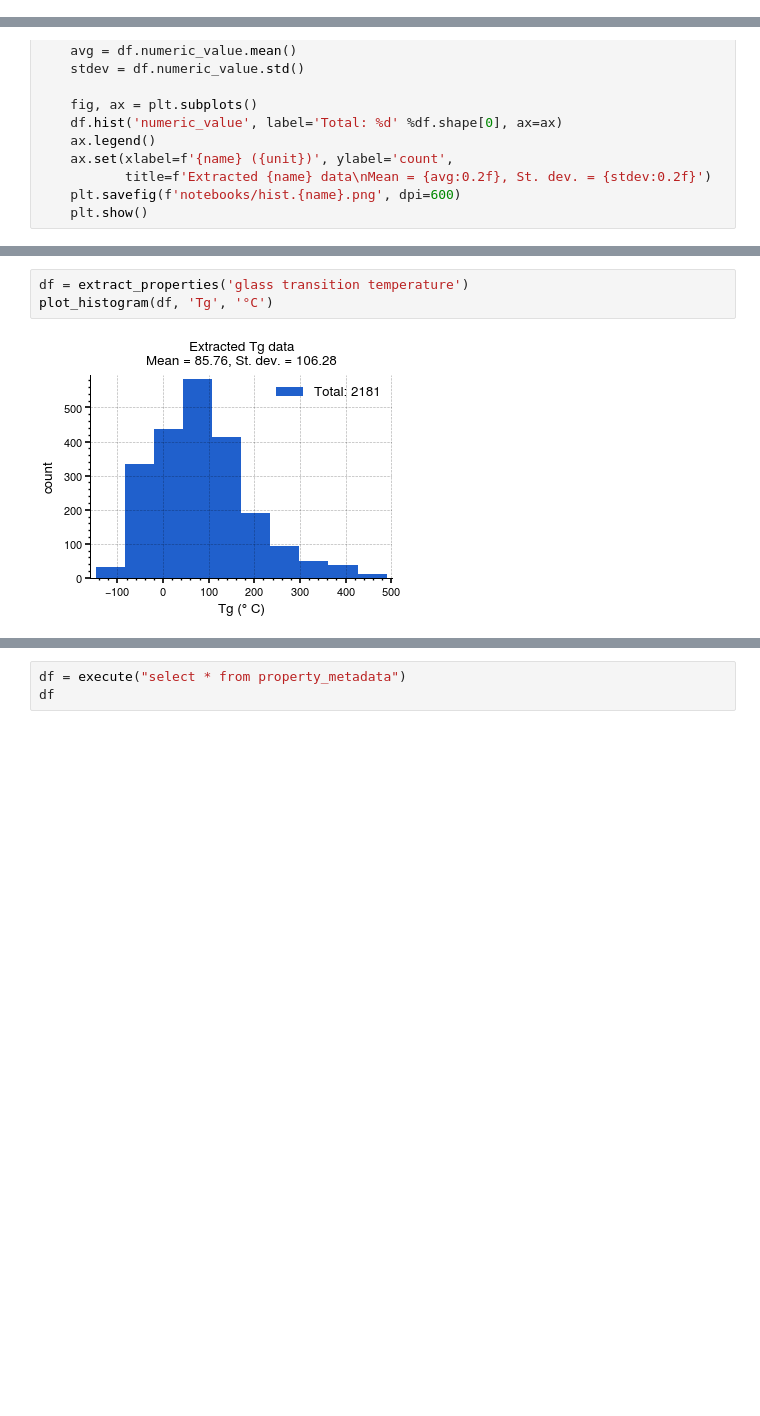
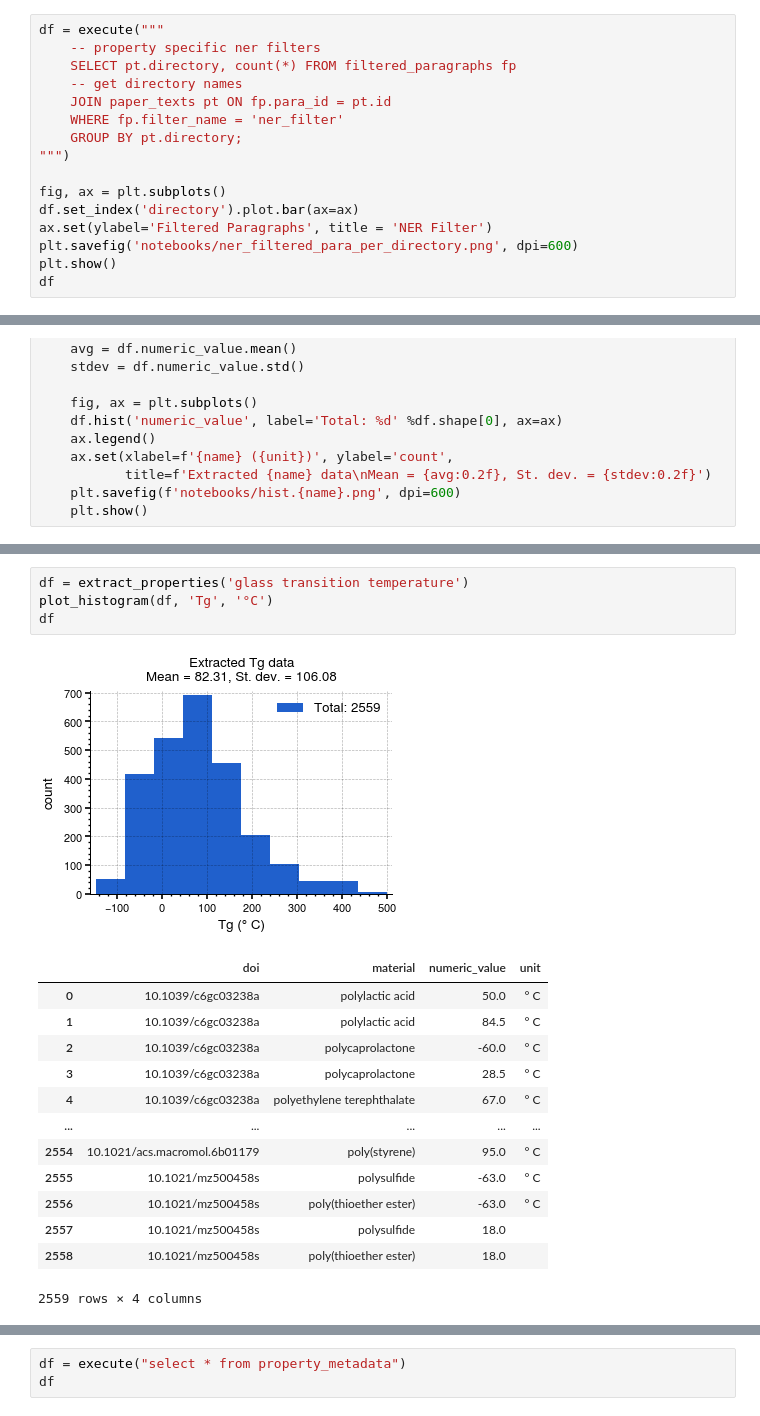
Before and after one commit to Ramprasad-Group/PromptDataExtraction, a Jupyter notebook: notebooks/Analyze-Extracted-Data.ipynb, the cells around one changed output, grey strips where cells are left out. Drawn from its saved outputs; the diff is of its cells as text; blank space fills up the shorter version.

Commit message:
Add new plots

```diff
--- a/notebooks/Analyze-Extracted-Data.ipynb
+++ b/notebooks/Analyze-Extracted-Data.ipynb
@@ -113,3 +131,19 @@ df
 | 5 | rsc | 1275 |
 | 6 | springer | 88 |
 | 7 | wiley | 189 |
+# %%
+df = execute("""
+    -- property specific ner filters
+    SELECT pt.directory, count(*) FROM filtered_paragraphs fp
+    -- get directory names
+    JOIN paper_texts pt ON fp.para_id = pt.id
+    WHERE fp.filter_name = 'ner_filter'
+    GROUP BY pt.directory;
+""")
+
+fig, ax = plt.subplots()
+df.set_index('directory').plot.bar(ax=ax)
+ax.set(ylabel='Filtered Paragraphs', title = 'NER Filter')
+plt.savefig('notebooks/ner_filtered_para_per_directory.png', dpi=600)
+plt.show()
+df
@@ -179,8 +231,22 @@ plot_histogram(df, 'bandgap', 'eV')
 # %%
 df = extract_properties('glass transition temperature')
 plot_histogram(df, 'Tg', '°C')
+df
 # %% [output]
-[figure, old version]
+[figure, new version]
+|  | doi | material | numeric_value | unit |
+| 0 | 10.1039/c6gc03238a | polylactic acid | 50.0 | ° C |
+| 1 | 10.1039/c6gc03238a | polylactic acid | 84.5 | ° C |
+| 2 | 10.1039/c6gc03238a | polycaprolactone | -60.0 | ° C |
+| 3 | 10.1039/c6gc03238a | polycaprolactone | 28.5 | ° C |
+| 4 | 10.1039/c6gc03238a | polyethylene terephthalate | 67.0 | ° C |
+| ... | ... | ... | ... | ... |
+| 2554 | 10.1021/acs.macromol.6b01179 | poly­(styrene) | 95.0 | ° C |
+| 2555 | 10.1021/mz500458s | polysulfide | -63.0 | ° C |
+| 2556 | 10.1021/mz500458s | poly(thioether ester) | -63.0 | ° C |
+| 2557 | 10.1021/mz500458s | polysulfide | 18.0 |  |
+| 2558 | 10.1021/mz500458s | poly(thioether ester) | 18.0 |  |
+2559 rows × 4 columns
 # %%
 unit_counts(df)
 # %% [output]
```
Also changed, not shown: parts of 12 cells of this notebook.
